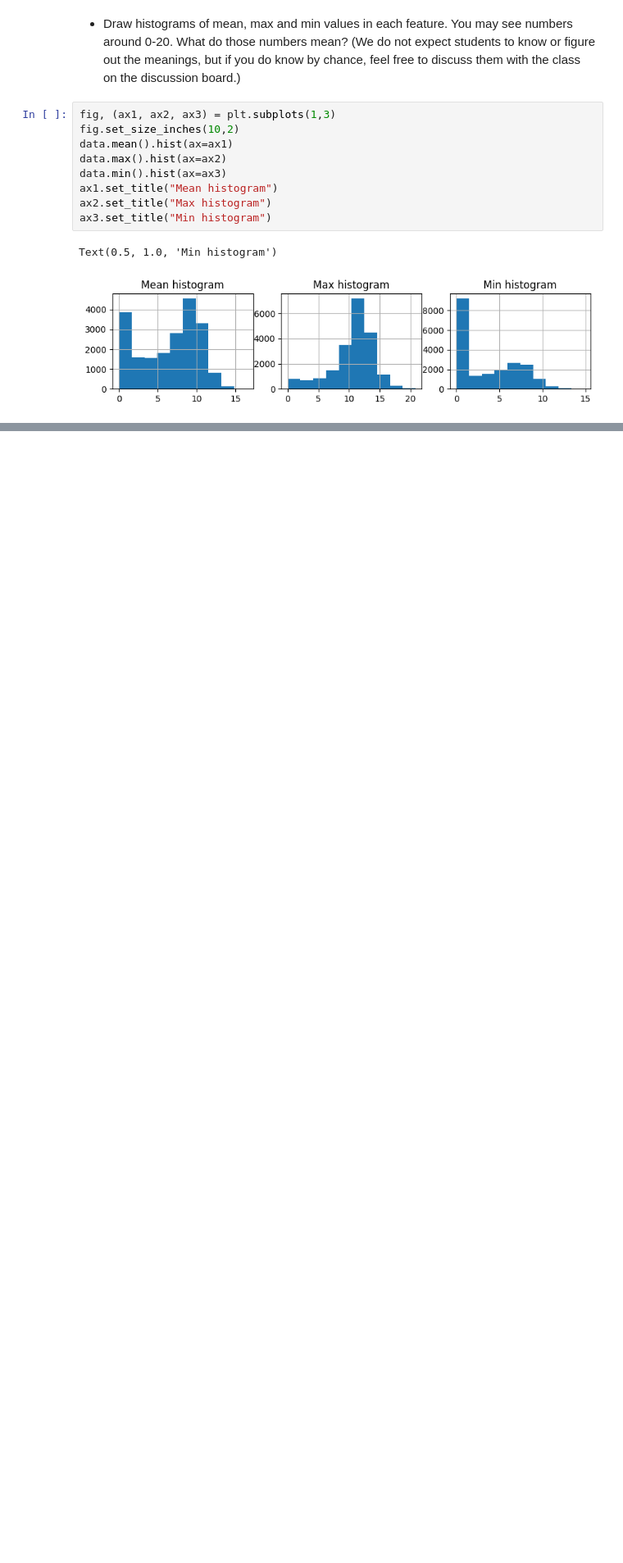
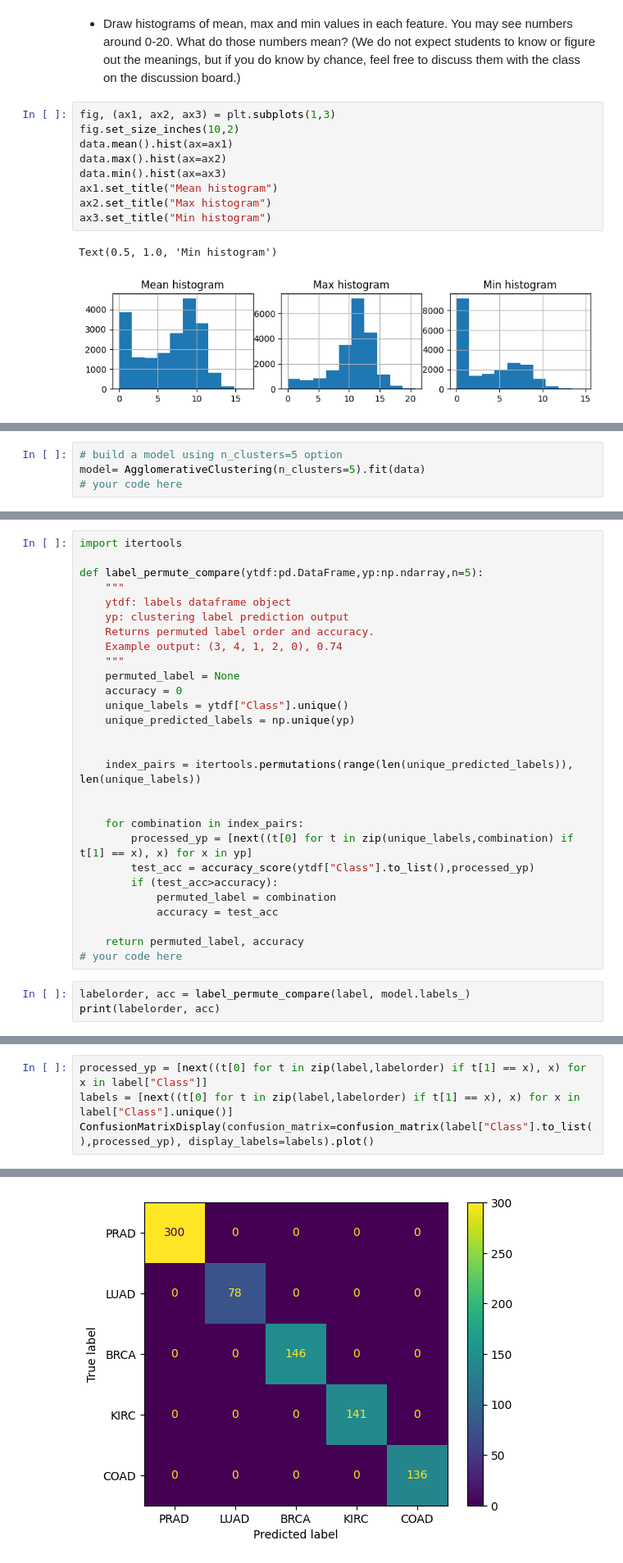
Before and after one commit to yasuomaidana/introduction-to-machine-learning, a Jupyter notebook: Unsupervised Algorithms in Machine Learning/Clustering/Clustering.ipynb, the cells around one changed output, grey strips where cells are left out. Shown at 82% size. Cells and saved outputs as stored; diff of their text form; blank space fills up the shorter version.

Commit message:
COUR-1005: Using agglomerative clustering

```diff
--- a/Unsupervised Algorithms in Machine Learning/Clustering/Clustering.ipynb
+++ b/Unsupervised Algorithms in Machine Learning/Clustering/Clustering.ipynb
@@ -81,0 +91,4 @@ Text(0.5, 1.0, 'Min histogram')
+# %%
+# build a model using n_clusters=5 option
+model= AgglomerativeClustering(n_clusters=5).fit(data)
+# your code here
@@ -81,0 +98,31 @@ Text(0.5, 1.0, 'Min histogram')
+# %%
+import itertools
+
+def label_permute_compare(ytdf:pd.DataFrame,yp:np.ndarray,n=5):
+    """
+    ytdf: labels dataframe object
+    yp: clustering label prediction output
+    Returns permuted label order and accuracy.
+    Example output: (3, 4, 1, 2, 0), 0.74
+    """
+    permuted_label = None
+    accuracy = 0
+    unique_labels = ytdf["Class"].unique()
+    unique_predicted_labels = np.unique(yp)
+
+
+    index_pairs = itertools.permutations(range(len(unique_predicted_labels)), len(unique_labels))
+
+
+    for combination in index_pairs:
+        processed_yp = [next((t[0] for t in zip(unique_labels,combination) if t[1] == x), x) for x in yp]
+        test_acc = accuracy_score(ytdf["Class"].to_list(),processed_yp)
+        if (test_acc>accuracy):
+            permuted_label = combination
+            accuracy = test_acc
+
+    return permuted_label, accuracy
+# your code here
+# %%
+labelorder, acc = label_permute_compare(label, model.labels_)
+print(labelorder, acc)
@@ -81,0 +134,5 @@ Text(0.5, 1.0, 'Min histogram')
+# %%
+processed_yp = [next((t[0] for t in zip(label,labelorder) if t[1] == x), x) for x in label["Class"]]
+labels = [next((t[0] for t in zip(label,labelorder) if t[1] == x), x) for x in label["Class"].unique()]
+ConfusionMatrixDisplay(confusion_matrix=confusion_matrix(label["Class"].to_list(),processed_yp), display_labels=labels).plot()
+# %% [output]
@@ -81,0 +140 @@ Text(0.5, 1.0, 'Min histogram')
+[figure, added]
```
Also changed, not shown: parts of 13 cells of this notebook.
